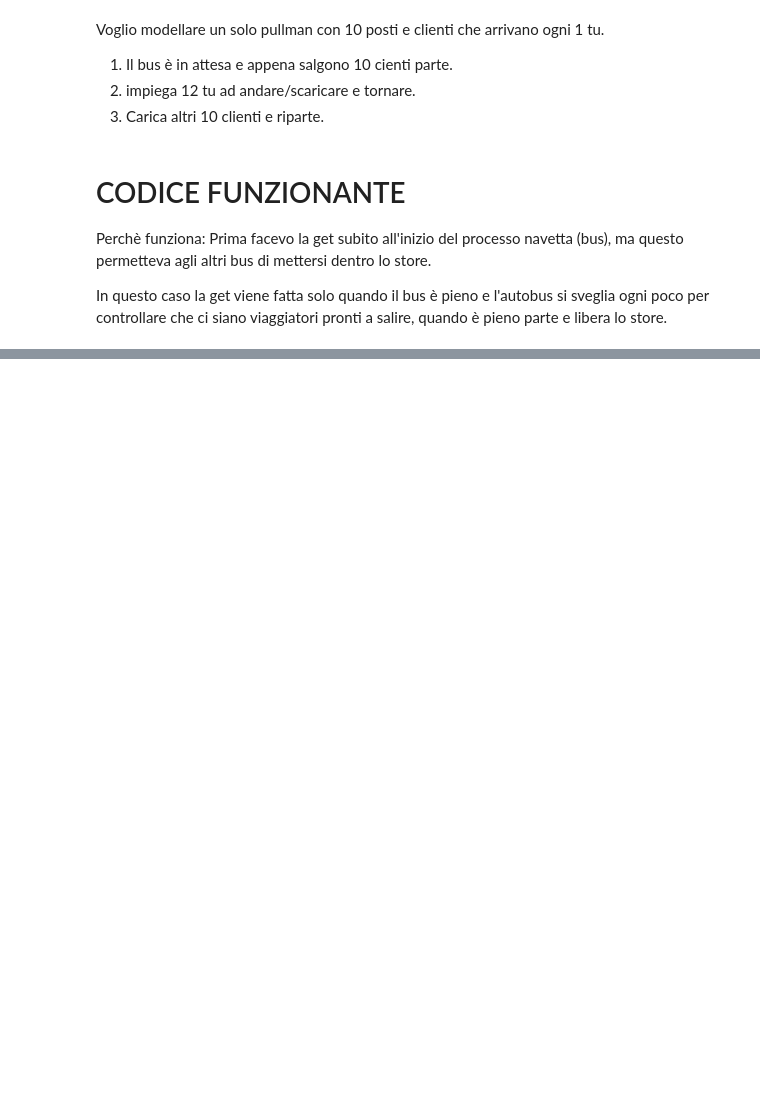
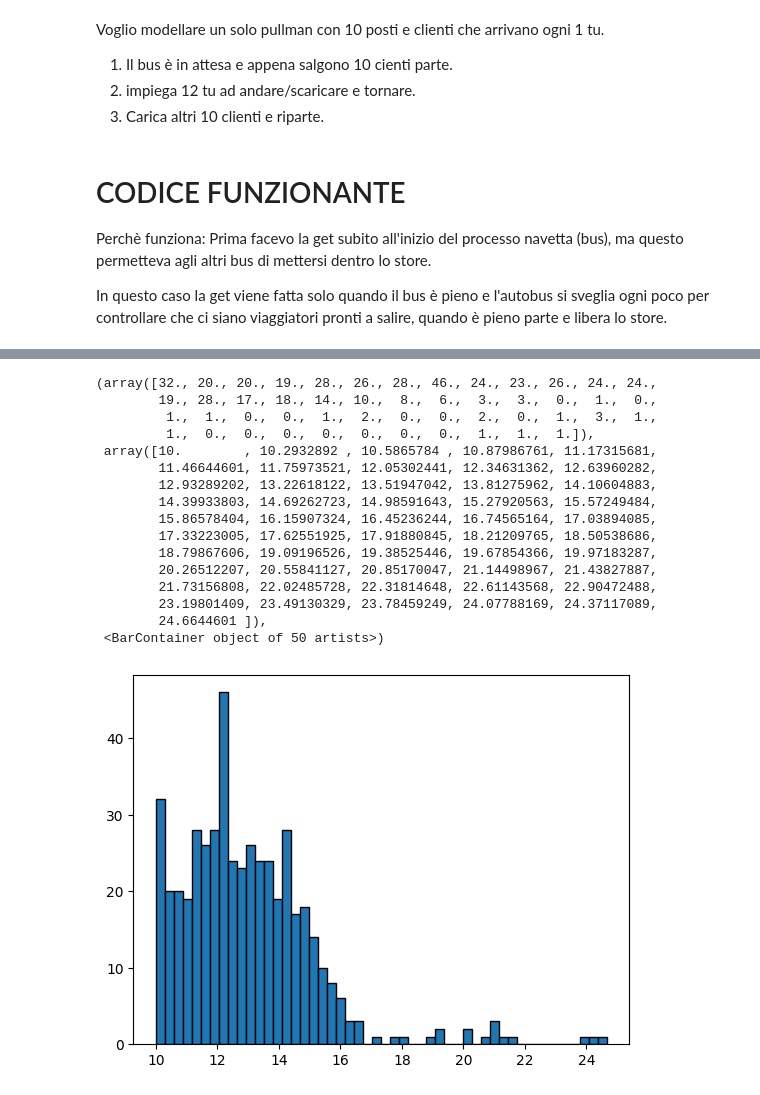
Before and after one commit to fefex302/Discrete-Event-Simulation-for-Bus-Allocation, a Jupyter notebook: multiple_bus_clients.ipynb, the cells around one changed output, grey strips where cells are left out. Drawn from its saved outputs; the diff is of its cells as text; code cells hidden in the pictures; blank space fills up the shorter version.

```diff
--- a/multiple_bus_clients.ipynb
+++ b/multiple_bus_clients.ipynb
@@ -136,0 +221,21 @@ print('--- Simulazione terminata ---')
+# %%
+waiting_times = [(p.time_departure + TRAVEL_TIME ) - p.time_arrival for p in history if p.time_departure is not None]
+plt.hist(waiting_times, bins=50, edgecolor='black')
+# %% [output]
+(array([32., 20., 20., 19., 28., 26., 28., 46., 24., 23., 26., 24., 24.,
+        19., 28., 17., 18., 14., 10.,  8.,  6.,  3.,  3.,  0.,  1.,  0.,
+         1.,  1.,  0.,  0.,  1.,  2.,  0.,  0.,  2.,  0.,  1.,  3.,  1.,
+         1.,  0.,  0.,  0.,  0.,  0.,  0.,  0.,  1.,  1.,  1.]),
+ array([10.        , 10.2932892 , 10.5865784 , 10.87986761, 11.17315681,
+        11.46644601, 11.75973521, 12.05302441, 12.34631362, 12.63960282,
+        12.93289202, 13.22618122, 13.51947042, 13.81275962, 14.10604883,
+        14.39933803, 14.69262723, 14.98591643, 15.27920563, 15.57249484,
+        15.86578404, 16.15907324, 16.45236244, 16.74565164, 17.03894085,
+        17.33223005, 17.62551925, 17.91880845, 18.21209765, 18.50538686,
+        18.79867606, 19.09196526, 19.38525446, 19.67854366, 19.97183287,
+        20.26512207, 20.55841127, 20.85170047, 21.14498967, 21.43827887,
+        21.73156808, 22.02485728, 22.31814648, 22.61143568, 22.90472488,
+        23.19801409, 23.49130329, 23.78459249, 24.07788169, 24.37117089,
+        24.6644601 ]),
+ <BarContainer object of 50 artists>)
+[figure, added]
```
Also changed, not shown: parts of 7 cells of this notebook.
